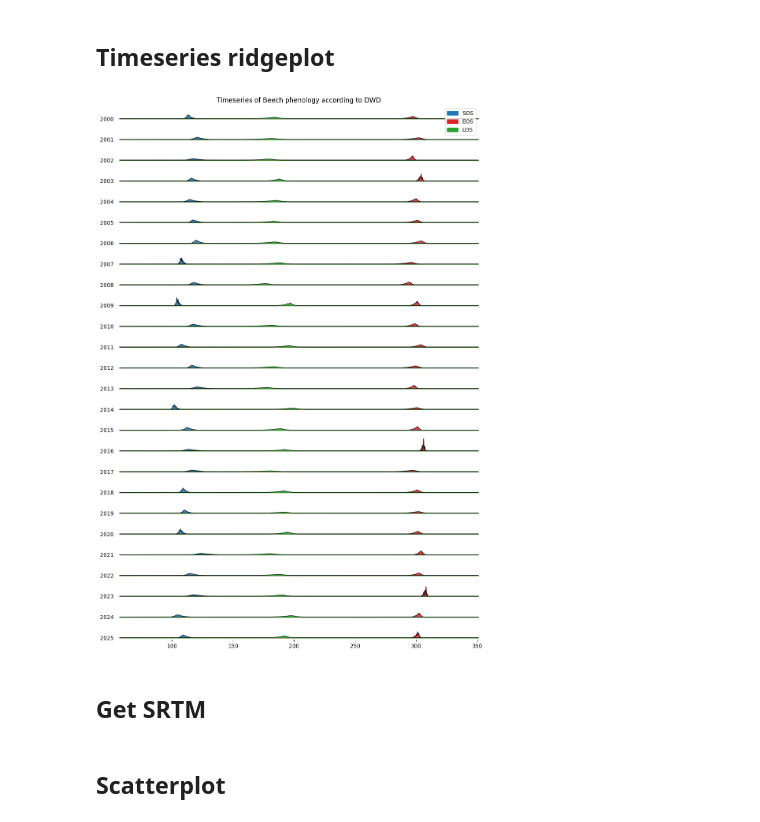
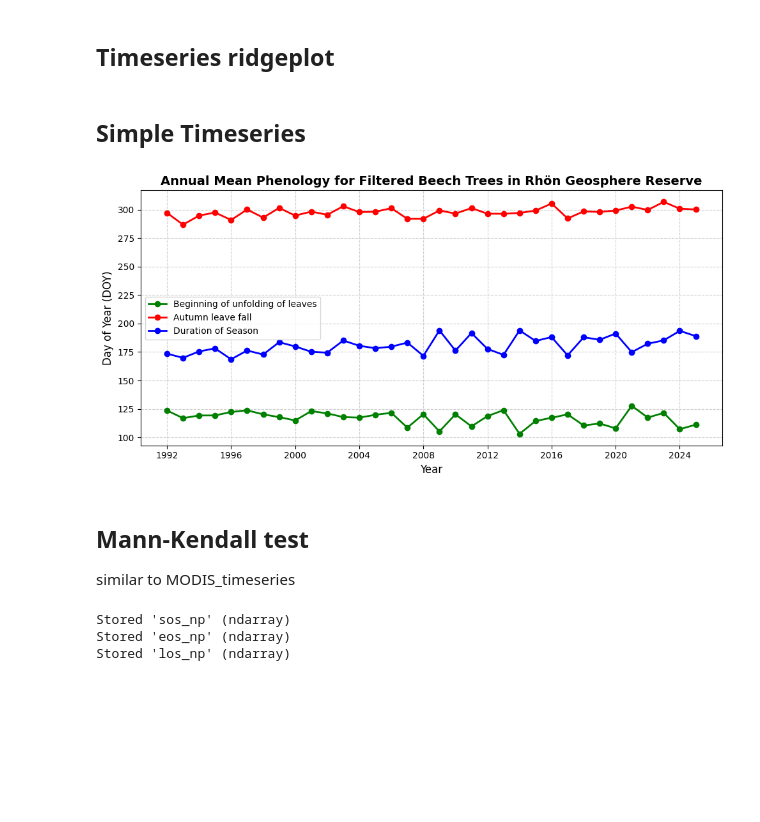
Before and after one commit to milesberberich/RhoenPhenology, a Jupyter notebook: DWD_timeseries.ipynb, the cells around one changed output. Drawn from its saved outputs; the diff is of its cells as text; code cells hidden in the pictures; blank space fills up the shorter version.

Commit message:
new plot script initalized

```diff
--- a/DWD_timeseries.ipynb
+++ b/DWD_timeseries.ipynb
@@ -8,4 +13,4 @@ from functions.plot_functions import *
 # %% [markdown]
 ## Read DWD
 # %%
-dwd = dwd_to_xarray(r"C:\Users\miles\OneDrive\Dokumente\EAGLE SoSe\Linking science\DWD\beech_raster_spring", r"C:\Users\miles\OneDrive\Dokumente\EAGLE SoSe\Linking science\DWD\beech_raster_fall")
+dwd_raw = dwd_to_xarray(r"C:\Users\miles\OneDrive\Dokumente\EAGLE SoSe\Linking science\DWD\beech_raster_spring_long", r"C:\Users\miles\OneDrive\Dokumente\EAGLE SoSe\Linking science\DWD\beech_raster_fall_long").rio.write_crs("EPSG:31467")
@@ -11,0 +19,3 @@ dwd = dwd_to_xarray(r"C:\Users\miles\OneDrive\Dokumente\EAGLE SoSe\Linking scien
+# %%
+lc = landcover_loader_dwd(r"C:\Users\miles\OneDrive\Dokumente\EAGLE SoSe\Linking science\gis\geodata\bioreservat_rhön.geojson", as_single_layer = True, crs = "EPSG:31467")
+dwd = lc_filter_dwd(dwd_raw, lc, class_codes = [60])
@@ -20,10 +33,29 @@ dwd = xr.concat([dwd, LOS], dim='band')
 # %% [markdown]
 ## Timeseries ridgeplot
 # %%
-xarray_ridgeplot(dwd, bands =["SOS", "EOS", "LOS"], title="Timeseries of Beech phenology according to DWD")
+ridgeplot_now = False
+if ridgeplot_now: xarray_ridgeplot(dwd, bands =["SOS", "EOS", "LOS"], title="Timeseries of Beech phenology according to DWD")
-# %% [output]
-[figure, removed]
-# %% [markdown]
-## Get SRTM
 # %% [markdown]
-## Scatterplot
+## Simple Timeseries
+# %%
+annual_mean = dwd.mean(dim=["y", "x"], skipna=True)
+
+fig, ax = plt.subplots(figsize=(10, 5))
+annual_mean.sel(band="SOS").plot.line(ax=ax, color="green", marker="o", label="Beginning of unfolding of leaves", linewidth=2)
+annual_mean.sel(band="EOS").plot.line(ax=ax, color="red", marker="o", label="Autumn leave fall", linewidth=2)
+annual_mean.sel(band="LOS").plot.line(ax=ax, color="blue", marker="o", label="Duration of Season", linewidth=2)
+
+ax.set_title("Annual Mean Phenology for Filtered Beech Trees in Rhön Geosphere Reserve", fontsize=14, weight="bold")
+ax.set_ylabel("Day of Year (DOY)", fontsize=12)
+ax.set_xlabel("Year", fontsize=12)
+
+
+ax.legend(frameon=True)
+ax.grid(True, linestyle="--", alpha=0.6)
+plt.tight_layout()
+plt.show()
+# %% [output]
+[figure, added]
+# %% [markdown]
+## Mann-Kendall test
+similar to MODIS_timeseries
@@ -29,0 +86,12 @@ xarray_ridgeplot(dwd, bands =["SOS", "EOS", "LOS"], title="Timeseries of Beech p
+# %%
+SAVE = True
+
+if SAVE:
+
+    %store sos_np
+    %store eos_np
+    %store los_np
+# %% [output]
+Stored 'sos_np' (ndarray)
+Stored 'eos_np' (ndarray)
+Stored 'los_np' (ndarray)
```
Also changed, not shown: parts of 4 cells of this notebook, 9 other files.
